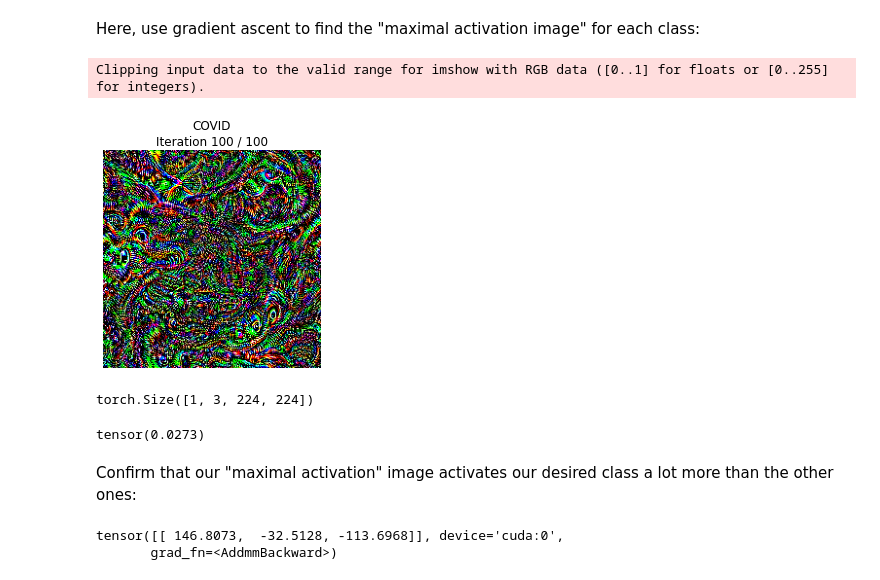
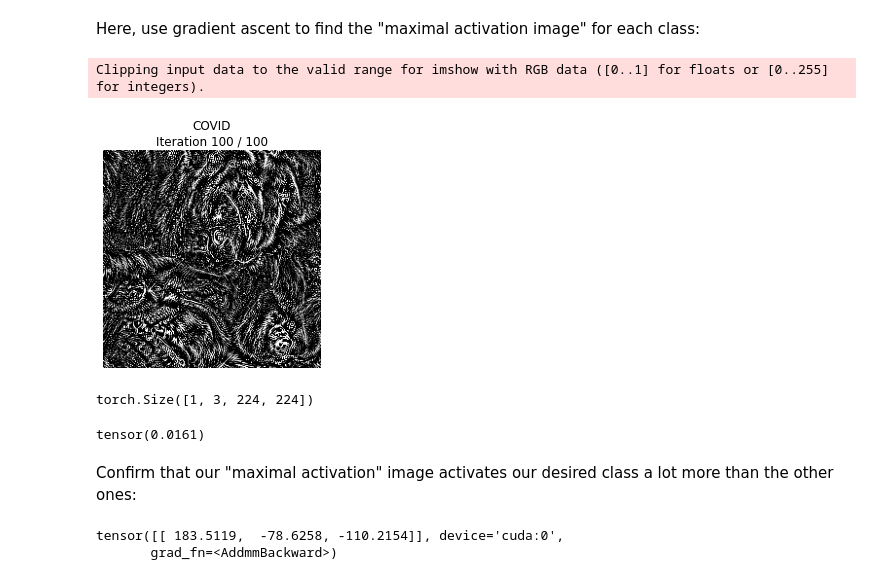
Before and after one commit to ar-ambuj23/covid19_pocus_ultrasound_pytorch, a Jupyter notebook: code/scripts/training_vgg.ipynb, the cells around one changed output. Cells and saved outputs as stored; diff of their text form; code cells hidden in the pictures.

Commit message:
Class visualization w/grayscale working

```diff
--- a/code/scripts/training_vgg.ipynb
+++ b/code/scripts/training_vgg.ipynb
@@ -747,14 +747,15 @@ def unshuffle_img_dims(img):
 # %%
 target_y = 0
 out = vizutils.class_visualization(target_y, nathans_vgg, device,
                                     num_classes=3,
                                     channel_means=dataset_mean,
                                     channel_std_devs=dataset_std,
                                     deprocess_func=shuffle_img_dims,
-                                    class_names_dict=lbl_map)
+                                    class_names_dict=lbl_map,
+                                    monochrome=True)
 # %% [output]
 Clipping input data to the valid range for imshow with RGB data ([0..1] for floats or [0..255] for integers).
-[figure, old version]
+[figure, new version]
 # %%
 out_unshuffled = unshuffle_img_dims(out)
 out_unshuffled.shape
@@ -763,11 +764,11 @@ torch.Size([1, 3, 224, 224])
 # %%
 torch.mean(out_unshuffled)
 # %% [output]
-tensor(0.0273)
+tensor(0.0161)
 # %% [markdown]
 Confirm that our "maximal activation" image activates our desired class a lot more than the other ones:
 # %%
 nathans_vgg(out_unshuffled.cuda())
 # %% [output]
-tensor([[ 146.8073,  -32.5128, -113.6968]], device='cuda:0',
+tensor([[ 183.5119,  -78.6258, -110.2154]], device='cuda:0',
        grad_fn=<AddmmBackward>)
```
Also changed, not shown: 1 other file.
